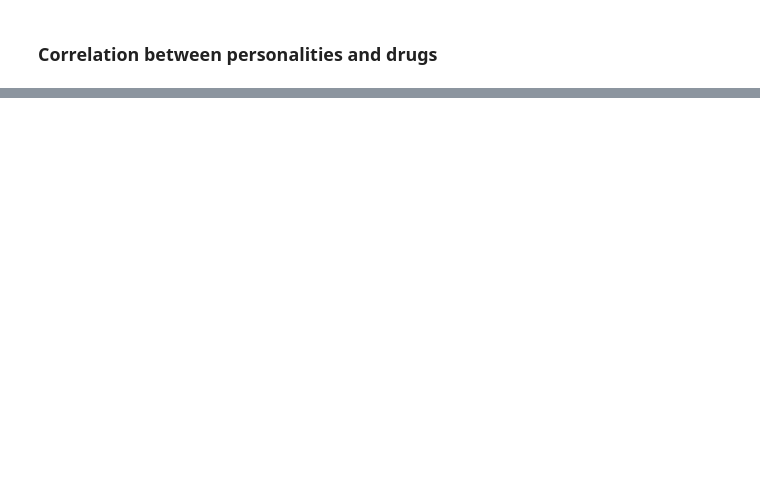
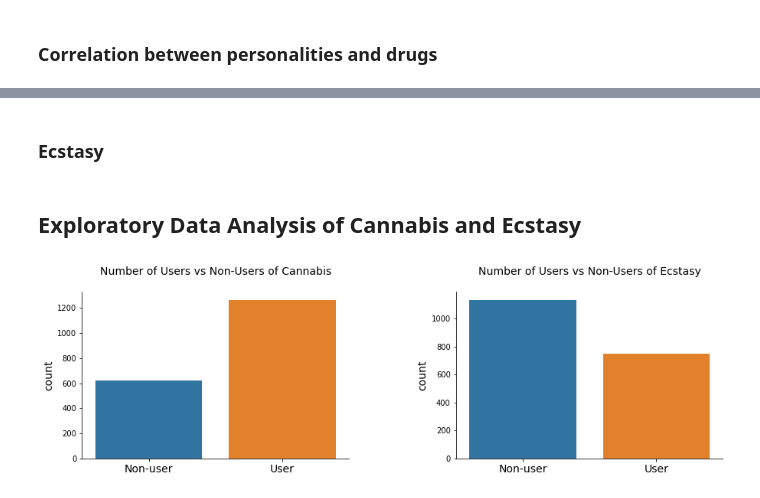
Before and after one commit to sharonk515/personality_drug_consumption, a Jupyter notebook: drug_consumption_data.ipynb, the cells around one changed output, grey strips where cells are left out. Cells and saved outputs as stored; diff of their text form; code cells hidden in the pictures; blank space fills up the shorter version.

```diff
--- a/drug_consumption_data.ipynb
+++ b/drug_consumption_data.ipynb
@@ -412,0 +213,2 @@ X_train, X_test, y_train, y_test = train_test_split(
+# %% [markdown]
+### Ecstasy
@@ -412,0 +225,20 @@ X_train, X_test, y_train, y_test = train_test_split(
+# %% [markdown]
+## Exploratory Data Analysis of Cannabis and Ecstasy
+# %%
+cannabis = pd.read_csv('data/cannabis.csv')
+ecstasy = pd.read_csv('data/ecstasy.csv')
+# %%
+fig, ax = plt.subplots(1, 2, figsize=(15, 4))
+plt.subplots_adjust(wspace = 0.4)
+sns.countplot(cannabis['User'], ax=ax[0])
+sns.countplot(ecstasy['User'], ax=ax[1])
+sns.despine(left=False, bottom=False)
+for x in ax:
+    x.set_xticklabels(labels=['Non-user', 'User'], fontsize=14)
+    x.set_ylabel('count', fontsize=14)
+    x.set_xlabel('')
+ax[0].set_title('Number of Users vs Non-Users of Cannabis\n', fontsize=14)
+ax[1].set_title('Number of Users vs Non-Users of Ecstasy\n', fontsize=14)
+plt.savefig('img/users_vs_nonusers.png', bbox_inches='tight');
+# %% [output]
+[figure, added]
```
Also changed, not shown: parts of 44 cells of this notebook, 13 other files.
